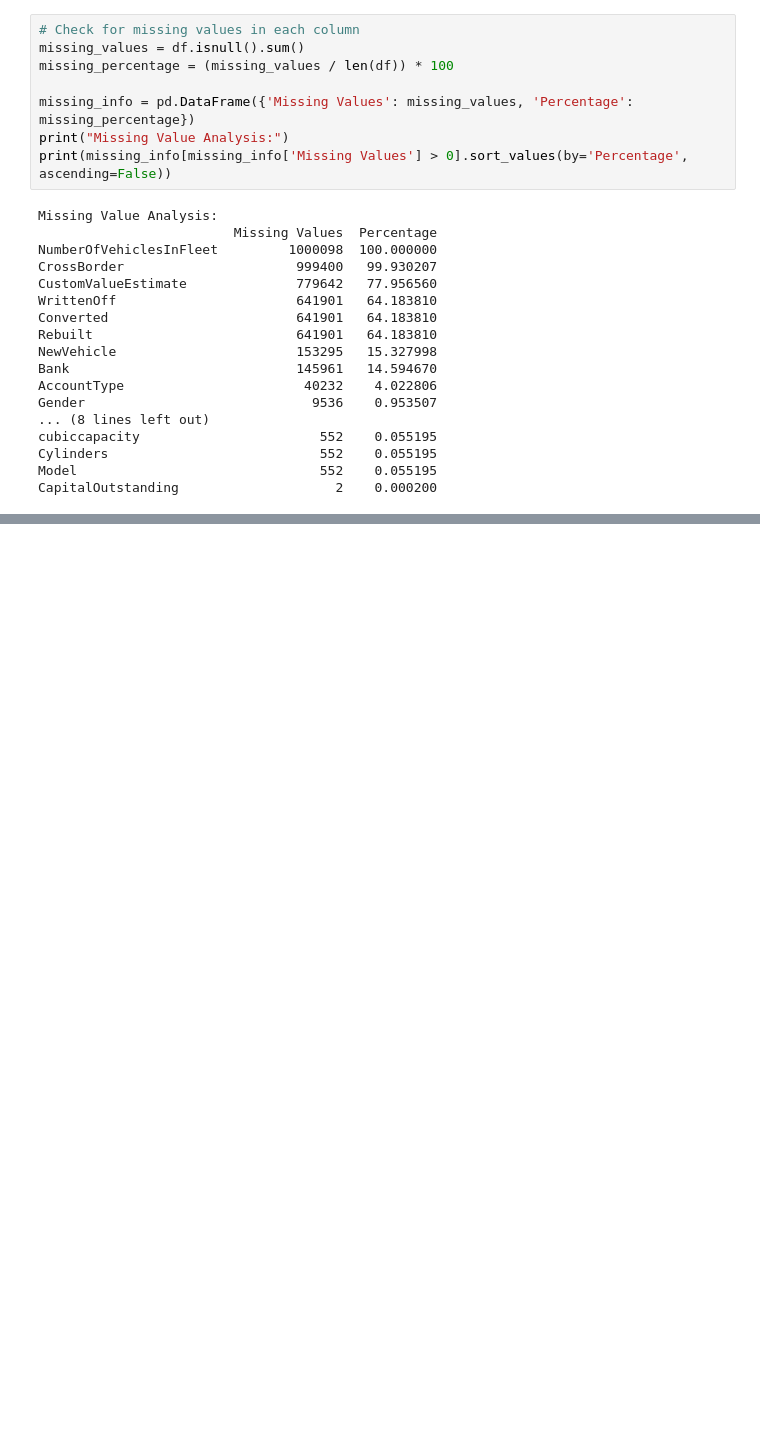
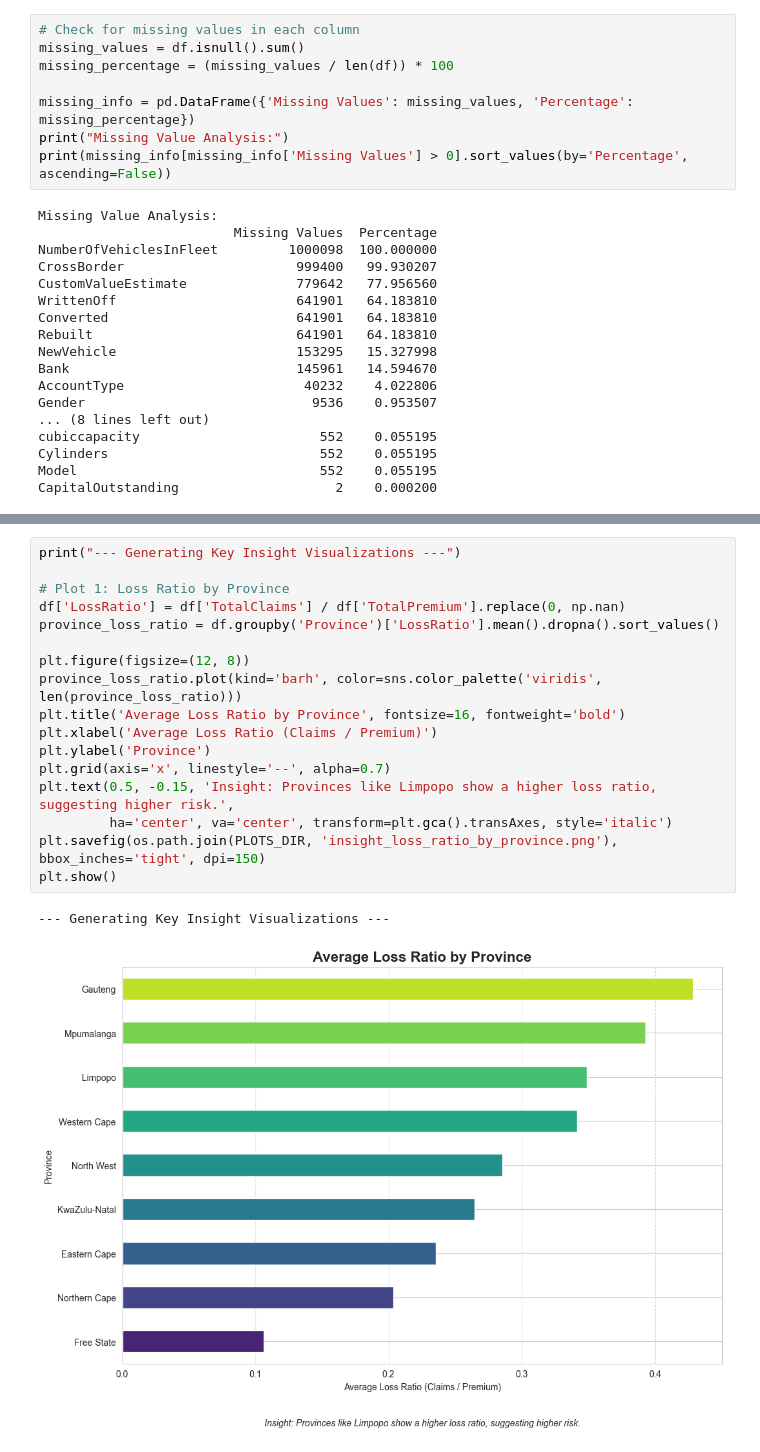
Before and after one commit to Eyoab11/Insurance-Risk-Analytics, a Jupyter notebook: notebooks/eda.ipynb, the cells around one changed output, grey strips where cells are left out. Drawn from its saved outputs; the diff is of its cells as text; blank space fills up the shorter version.

```diff
--- a/notebooks/eda.ipynb
+++ b/notebooks/eda.ipynb
@@ -77,0 +174,20 @@ CapitalOutstanding                    2    0.000200
+# %%
+print("--- Generating Key Insight Visualizations ---")
+
+# Plot 1: Loss Ratio by Province
+df['LossRatio'] = df['TotalClaims'] / df['TotalPremium'].replace(0, np.nan)
+province_loss_ratio = df.groupby('Province')['LossRatio'].mean().dropna().sort_values()
+
+plt.figure(figsize=(12, 8))
+province_loss_ratio.plot(kind='barh', color=sns.color_palette('viridis', len(province_loss_ratio)))
+plt.title('Average Loss Ratio by Province', fontsize=16, fontweight='bold')
+plt.xlabel('Average Loss Ratio (Claims / Premium)')
+plt.ylabel('Province')
+plt.grid(axis='x', linestyle='--', alpha=0.7)
+plt.text(0.5, -0.15, 'Insight: Provinces like Limpopo show a higher loss ratio, suggesting higher risk.',
+         ha='center', va='center', transform=plt.gca().transAxes, style='italic')
+plt.savefig(os.path.join(PLOTS_DIR, 'insight_loss_ratio_by_province.png'), bbox_inches='tight', dpi=150)
+plt.show()
+# %% [output]
+--- Generating Key Insight Visualizations ---
+[figure, added]
```
Also changed, not shown: parts of 9 cells of this notebook, 18 other files.
